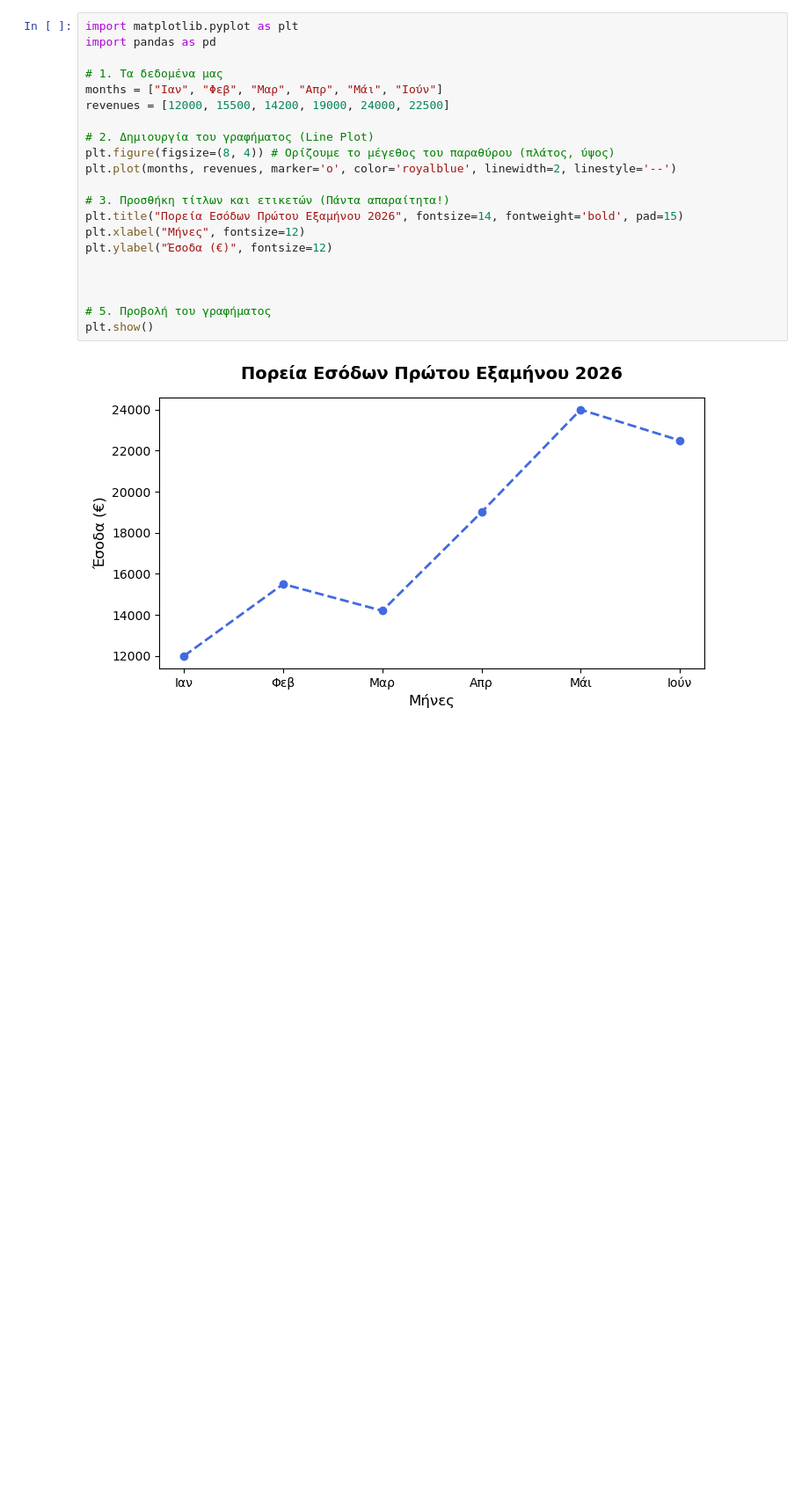
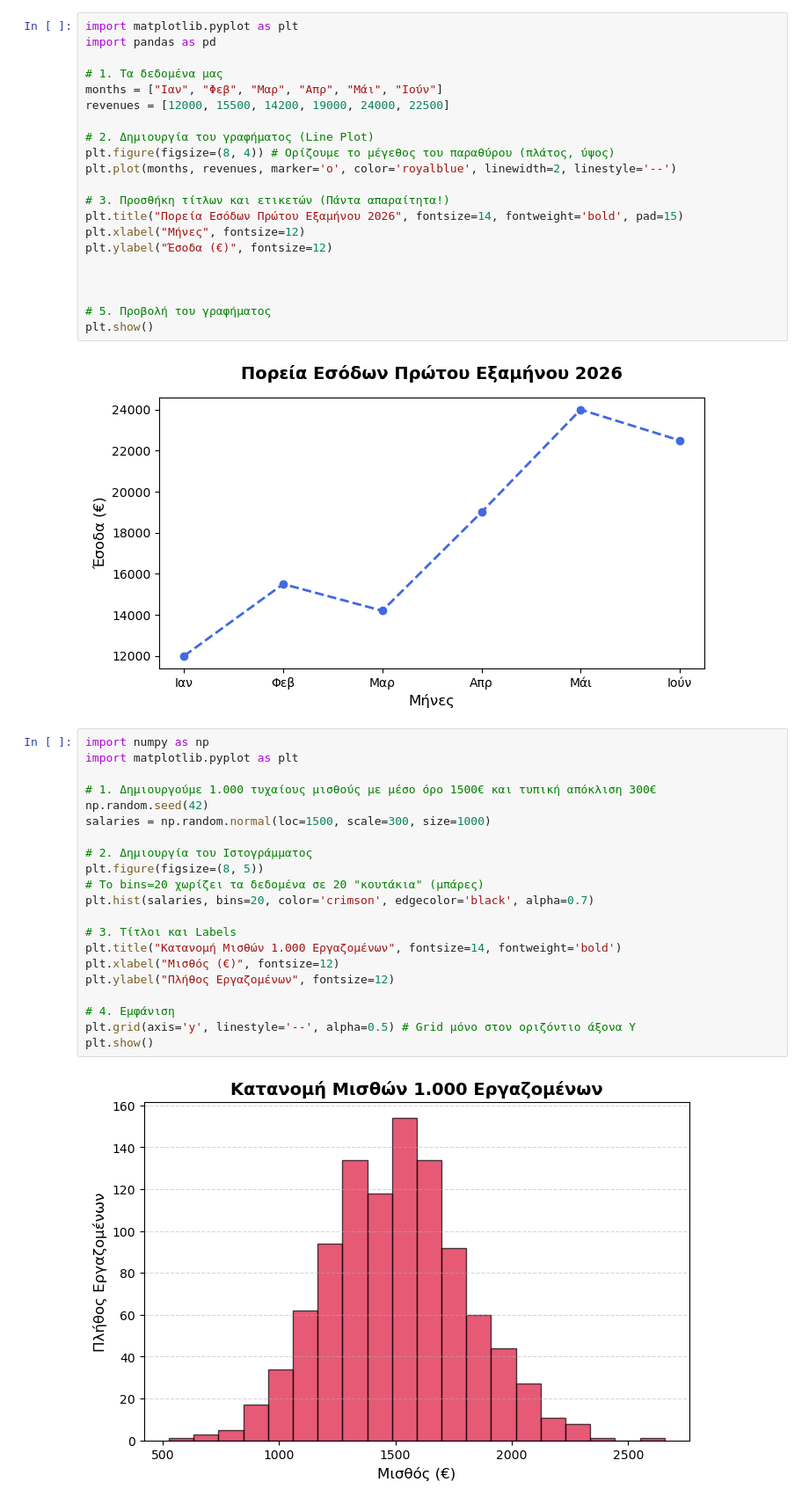
Before and after one commit to dimosm93/AI_Bootcamp, a Jupyter notebook: datavisualization.ipynb, the cells around one changed output. Shown at 88% size. Saved outputs shown, nothing was run; the diff lists cells and outputs as text; blank space fills up the shorter version.

```diff
--- a/datavisualization.ipynb
+++ b/datavisualization.ipynb
@@ -45,3 +45,26 @@ plt.ylabel("Έσοδα (€)", fontsize=12)
 plt.show()
 # %% [output]
 [figure]
+# %%
+import numpy as np
+import matplotlib.pyplot as plt
+
+# 1. Δημιουργούμε 1.000 τυχαίους μισθούς με μέσο όρο 1500€ και τυπική απόκλιση 300€
+np.random.seed(42)
+salaries = np.random.normal(loc=1500, scale=300, size=1000)
+
+# 2. Δημιουργία του Ιστογράμματος
+plt.figure(figsize=(8, 5))
+# Το bins=20 χωρίζει τα δεδομένα σε 20 "κουτάκια" (μπάρες)
+plt.hist(salaries, bins=20, color='crimson', edgecolor='black', alpha=0.7)
+
+# 3. Τίτλοι και Labels
+plt.title("Κατανομή Μισθών 1.000 Εργαζομένων", fontsize=14, fontweight='bold')
+plt.xlabel("Μισθός (€)", fontsize=12)
+plt.ylabel("Πλήθος Εργαζομένων", fontsize=12)
+
+# 4. Εμφάνιση
+plt.grid(axis='y', linestyle='--', alpha=0.5) # Grid μόνο στον οριζόντιο άξονα Y
+plt.show()
+# %% [output]
+[figure, added]
```
Also changed, not shown: parts of 3 cells of this notebook, 1 other file.
